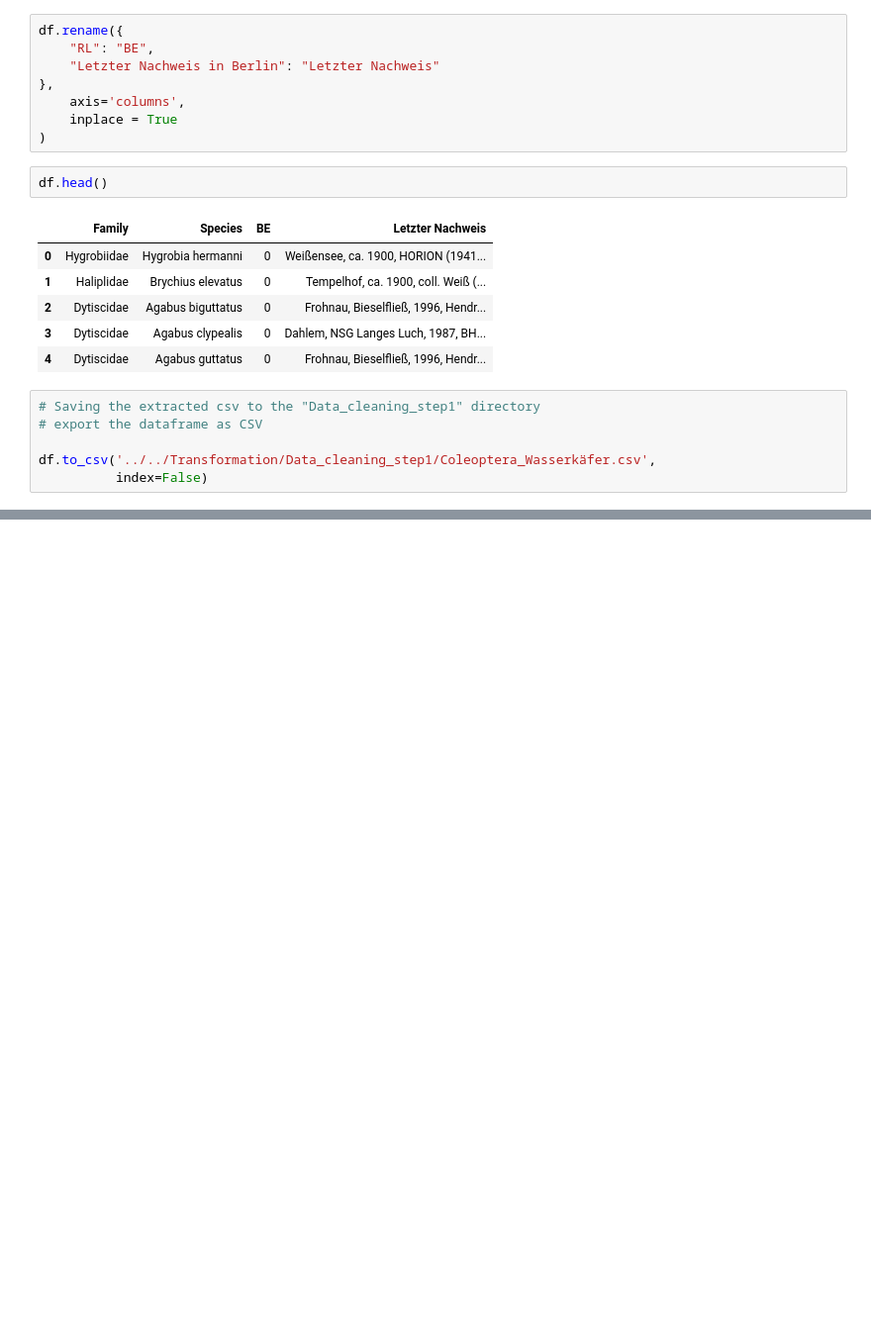
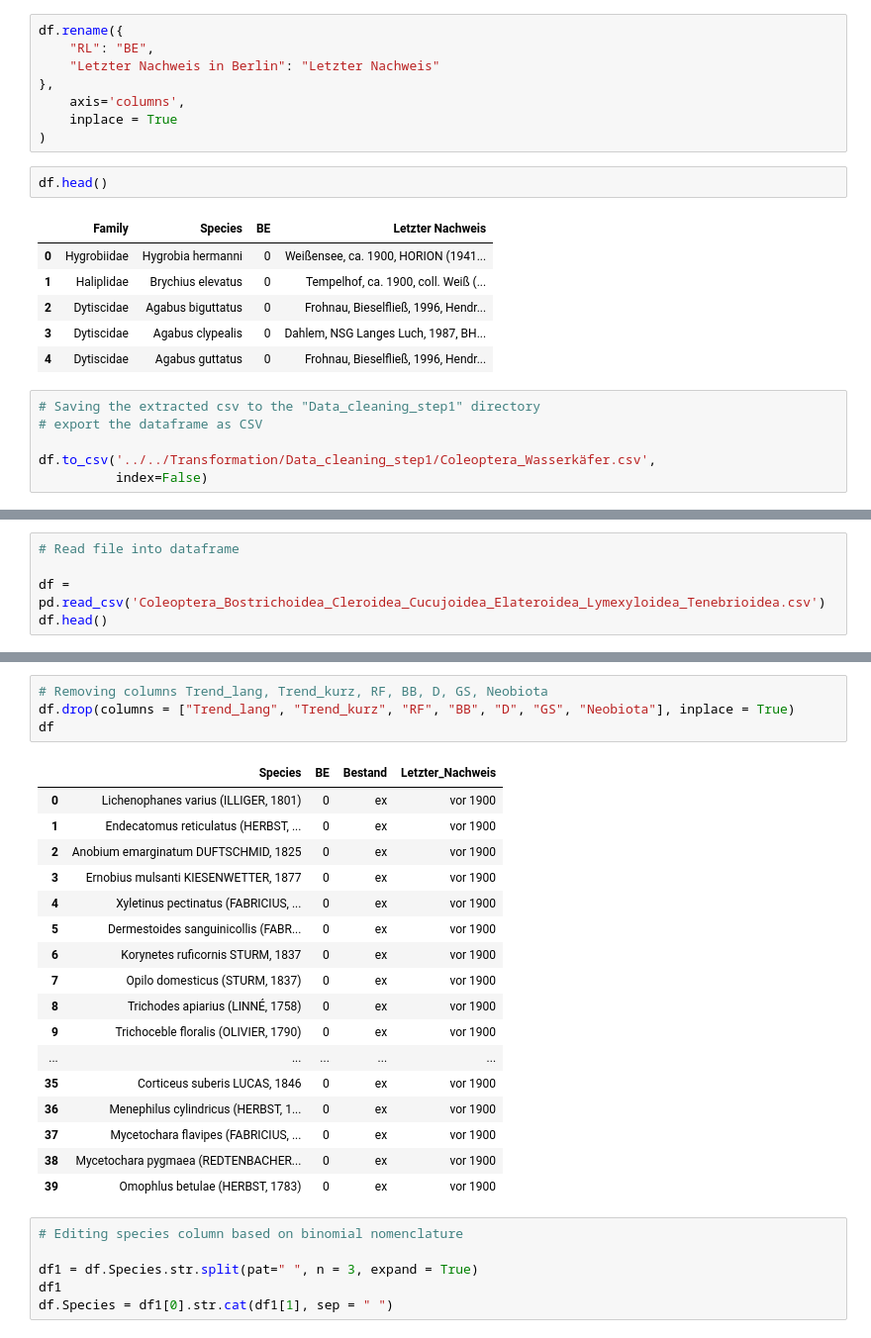
Before and after one commit to Zzzhenya/Berlin-red-list, a Jupyter notebook: Transformation/Raw_csv/Insecta.ipynb, the cells around one changed output, grey strips where cells are left out. Shown at 99% size. Drawn from its saved outputs; the diff is of its cells as text; blank space fills up the shorter version.

Commit message:
Updated oleoptera_Bostrichoidea_Cleroidea_Cucujoidea_Elateroidea_Lymexyloidea_Tenebrioidea.csv

```diff
--- a/Transformation/Raw_csv/Insecta.ipynb
+++ b/Transformation/Raw_csv/Insecta.ipynb
@@ -583,0 +584,5 @@ df.to_csv('../../Transformation/Data_cleaning_step1/Coleoptera_Wasserkäfer.csv
+# %%
+# Read file into dataframe
+
+df = pd.read_csv('Coleoptera_Bostrichoidea_Cleroidea_Cucujoidea_Elateroidea_Lymexyloidea_Tenebrioidea.csv')
+df.head()
@@ -583,0 +608,28 @@ df.to_csv('../../Transformation/Data_cleaning_step1/Coleoptera_Wasserkäfer.csv
+# %%
+# Removing columns Trend_lang, Trend_kurz, RF, BB, D, GS, Neobiota
+df.drop(columns = ["Trend_lang", "Trend_kurz", "RF", "BB", "D", "GS", "Neobiota"], inplace = True)
+df
+# %% [output]
+|  | Species | BE | Bestand | Letzter_Nachweis |
+| 0 | Lichenophanes varius (ILLIGER, 1801) | 0 | ex | vor 1900 |
+| 1 | Endecatomus reticulatus (HERBST, ... | 0 | ex | vor 1900 |
+| 2 | Anobium emarginatum DUFTSCHMID, 1825 | 0 | ex | vor 1900 |
+| 3 | Ernobius mulsanti KIESENWETTER, 1877 | 0 | ex | vor 1900 |
+| 4 | Xyletinus pectinatus (FABRICIUS, ... | 0 | ex | vor 1900 |
+| 5 | Dermestoides sanguinicollis (FABR... | 0 | ex | vor 1900 |
+| 6 | Korynetes ruficornis STURM, 1837 | 0 | ex | vor 1900 |
+| 7 | Opilo domesticus (STURM, 1837) | 0 | ex | vor 1900 |
+| 8 | Trichodes apiarius (LINNÉ, 1758) | 0 | ex | vor 1900 |
+| 9 | Trichoceble floralis (OLIVIER, 1790) | 0 | ex | vor 1900 |
+| ... | ... | ... | ... | ... |
+| 35 | Corticeus suberis LUCAS, 1846 | 0 | ex | vor 1900 |
+| 36 | Menephilus cylindricus (HERBST, 1... | 0 | ex | vor 1900 |
+| 37 | Mycetochara flavipes (FABRICIUS, ... | 0 | ex | vor 1900 |
+| 38 | Mycetochara pygmaea (REDTENBACHER... | 0 | ex | vor 1900 |
+| 39 | Omophlus betulae (HERBST, 1783) | 0 | ex | vor 1900 |
+# %%
+# Editing species column based on binomial nomenclature
+
+df1 = df.Species.str.split(pat=" ", n = 3, expand = True)
+df1
+df.Species = df1[0].str.cat(df1[1], sep = " ")
```
Also changed, not shown: parts of 6 cells of this notebook.
